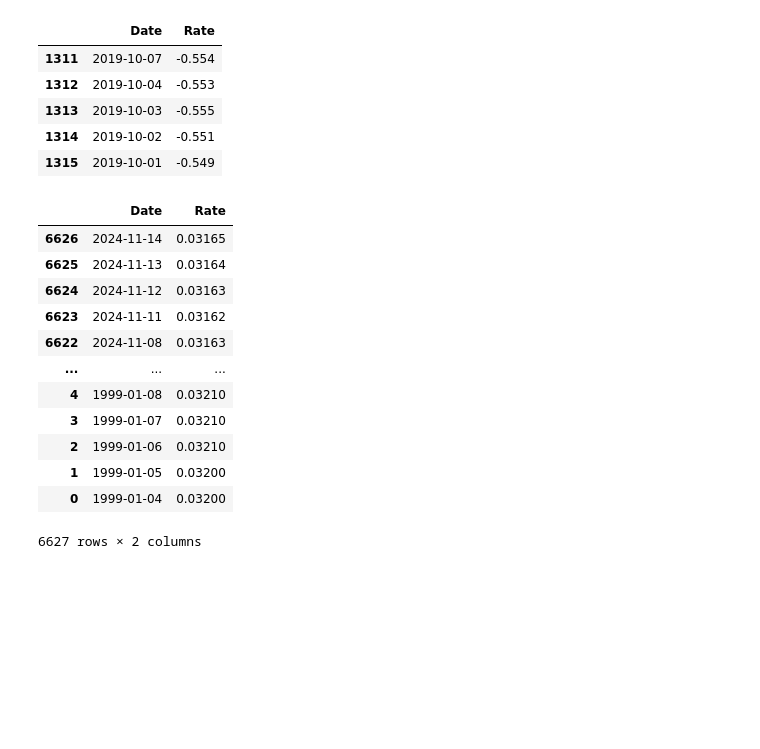
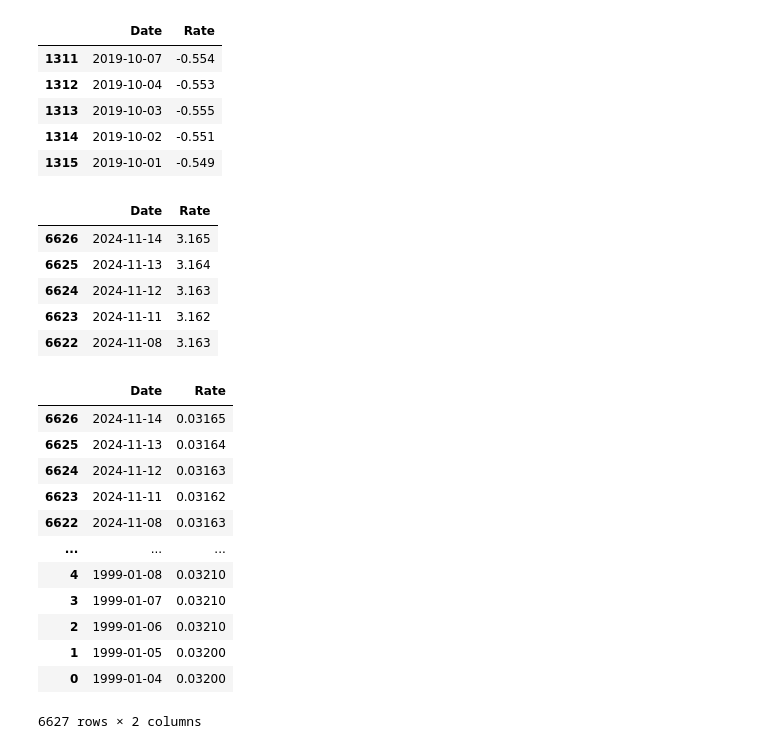
Before and after one commit to nickaskari/portfolio-opt-insurance, a Jupyter notebook: data/convert_data.ipynb, the cells around one changed output. Saved outputs shown, nothing was run; the diff lists cells and outputs as text; code cells hidden in the pictures; blank space fills up the shorter version.

```diff
--- a/data/convert_data.ipynb
+++ b/data/convert_data.ipynb
@@ -261,22 +261,12 @@ merged_df.reset_index(drop=True, inplace=True)
 # %%
 # Reversing
 merged_df = merged_df.iloc[::-1]
 
-merged_df['Rate'] = merged_df['Rate'] / 100
-# merged_df['Rate'] = merged_df['Rate'] / 365
+merged_df.head()
+# %% [output]
+|  | Date | Rate |
+| 6626 | 2024-11-14 | 3.165 |
+| 6625 | 2024-11-13 | 3.164 |
+| 6624 | 2024-11-12 | 3.163 |
+| 6623 | 2024-11-11 | 3.162 |
+| 6622 | 2024-11-08 | 3.163 |
-# %%
-merged_df
-# %% [output]
-|  | Date | Rate |
-| 6626 | 2024-11-14 | 0.03165 |
-| 6625 | 2024-11-13 | 0.03164 |
-| 6624 | 2024-11-12 | 0.03163 |
-| 6623 | 2024-11-11 | 0.03162 |
-| 6622 | 2024-11-08 | 0.03163 |
-| ... | ... | ... |
-| 4 | 1999-01-08 | 0.03210 |
-| 3 | 1999-01-07 | 0.03210 |
-| 2 | 1999-01-06 | 0.03210 |
-| 1 | 1999-01-05 | 0.03200 |
-| 0 | 1999-01-04 | 0.03200 |
-6627 rows × 2 columns
@@ -283,3 +276,20 @@ merged_df
+# %%
+merged_df['Rate'] = merged_df['Rate'] / 100
+merged_df
+# %% [output]
+|  | Date | Rate |
+| 6626 | 2024-11-14 | 0.03165 |
+| 6625 | 2024-11-13 | 0.03164 |
+| 6624 | 2024-11-12 | 0.03163 |
+| 6623 | 2024-11-11 | 0.03162 |
+| 6622 | 2024-11-08 | 0.03163 |
+| ... | ... | ... |
+| 4 | 1999-01-08 | 0.03210 |
+| 3 | 1999-01-07 | 0.03210 |
+| 2 | 1999-01-06 | 0.03210 |
+| 1 | 1999-01-05 | 0.03200 |
+| 0 | 1999-01-04 | 0.03200 |
+6627 rows × 2 columns
 # %%
 output_file_path = 'final_eonia/eonia_rate.csv'
 merged_df.to_csv(output_file_path, index=False, sep=',', header=['Date', 'Rate'])
```
Also changed, not shown: parts of 4 cells of this notebook, 4 other files.
